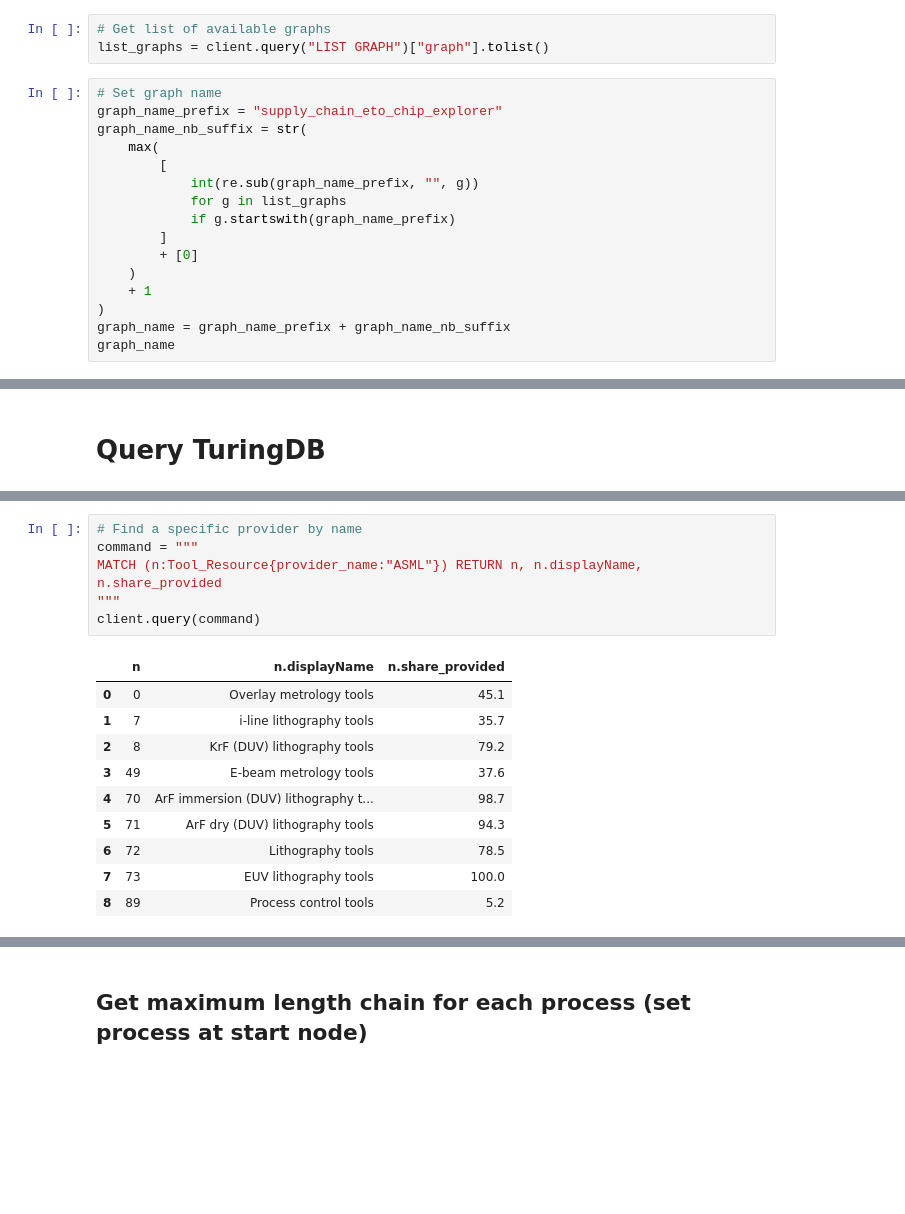
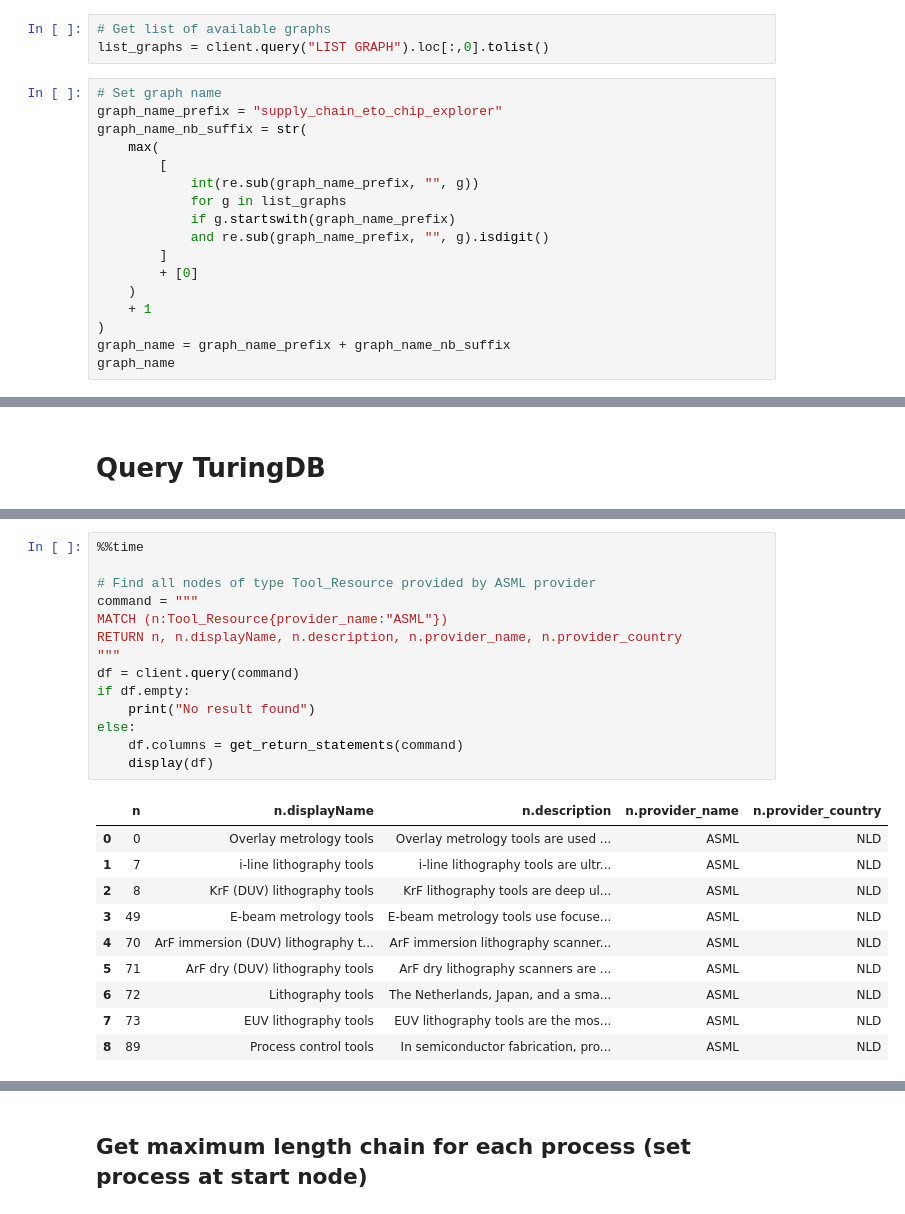
Before and after one commit to turing-db/turingdb-examples, a Jupyter notebook: examples/notebooks/public_version/supply_chain_eto-chip-explorer.ipynb, the cells around one changed output, grey strips where cells are left out. Saved outputs shown, nothing was run; the diff lists cells and outputs as text; blank space fills up the shorter version.

```diff
--- a/examples/notebooks/public_version/supply_chain_eto-chip-explorer.ipynb
+++ b/examples/notebooks/public_version/supply_chain_eto-chip-explorer.ipynb
@@ -433,7 +397,7 @@ client = TuringDB(
 )
 # %%
 # Get list of available graphs
-list_graphs = client.query("LIST GRAPH")["graph"].tolist()
+list_graphs = client.query("LIST GRAPH").loc[:,0].tolist()
 # %%
 # Set graph name
 graph_name_prefix = "supply_chain_eto_chip_explorer"
@@ -443,6 +407,7 @@ graph_name_nb_suffix = str(
             int(re.sub(graph_name_prefix, "", g))
             for g in list_graphs
             if g.startswith(graph_name_prefix)
+            and re.sub(graph_name_prefix, "", g).isdigit()
         ]
         + [0]
     )
@@ -661,17 +715,25 @@ client.query(command)
 # %%
-# Find a specific provider by name
+%%time
+
+# Find all nodes of type Tool_Resource provided by ASML provider
 command = """
-MATCH (n:Tool_Resource{provider_name:"ASML"}) RETURN n, n.displayName, n.share_provided
+MATCH (n:Tool_Resource{provider_name:"ASML"})
+RETURN n, n.displayName, n.description, n.provider_name, n.provider_country
 """
-client.query(command)
+df = client.query(command)
+if df.empty:
+    print("No result found")
+else:
+    df.columns = get_return_statements(command)
+    display(df)
 # %% [output]
-|  | n | n.displayName | n.share_provided |
-| 0 | 0 | Overlay metrology tools | 45.1 |
-| 1 | 7 | i-line lithography tools | 35.7 |
-| 2 | 8 | KrF (DUV) lithography tools | 79.2 |
-| 3 | 49 | E-beam metrology tools | 37.6 |
-| 4 | 70 | ArF immersion (DUV) lithography t... | 98.7 |
-| 5 | 71 | ArF dry (DUV) lithography tools | 94.3 |
-| 6 | 72 | Lithography tools | 78.5 |
-| 7 | 73 | EUV lithography tools | 100.0 |
-| 8 | 89 | Process control tools | 5.2 |
+|  | n | n.displayName | n.description | n.provider_name | n.provider_country |
+| 0 | 0 | Overlay metrology tools | Overlay metrology tools are used ... | ASML | NLD |
+| 1 | 7 | i-line lithography tools | i-line lithography tools are ultr... | ASML | NLD |
+| 2 | 8 | KrF (DUV) lithography tools | KrF lithography tools are deep ul... | ASML | NLD |
+| 3 | 49 | E-beam metrology tools | E-beam metrology tools use focuse... | ASML | NLD |
+| 4 | 70 | ArF immersion (DUV) lithography t... | ArF immersion lithography scanner... | ASML | NLD |
+| 5 | 71 | ArF dry (DUV) lithography tools | ArF dry lithography scanners are ... | ASML | NLD |
+| 6 | 72 | Lithography tools | The Netherlands, Japan, and a sma... | ASML | NLD |
+| 7 | 73 | EUV lithography tools | EUV lithography tools are the mos... | ASML | NLD |
+| 8 | 89 | Process control tools | In semiconductor fabrication, pro... | ASML | NLD |
```
Also changed, not shown: parts of 69 cells of this notebook, 2 other files.
